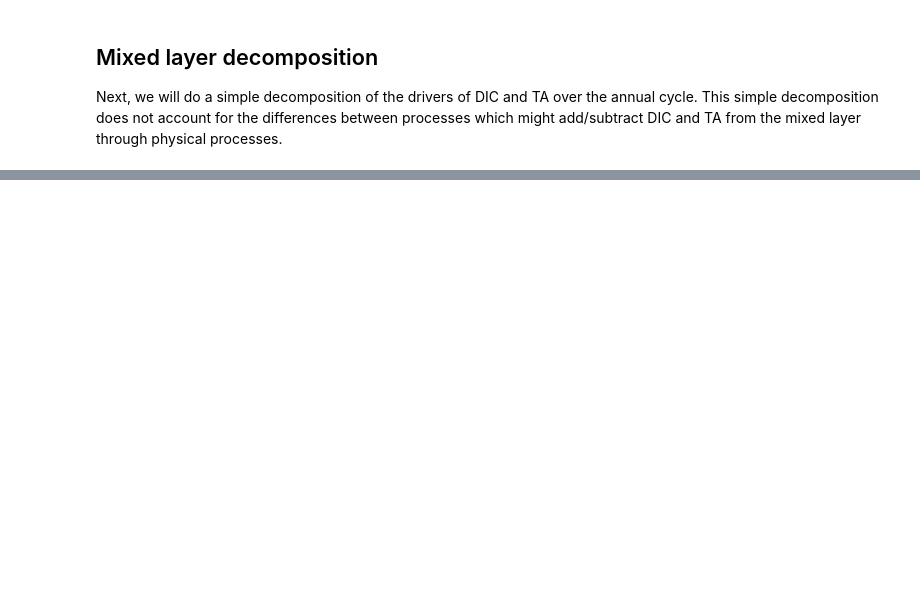
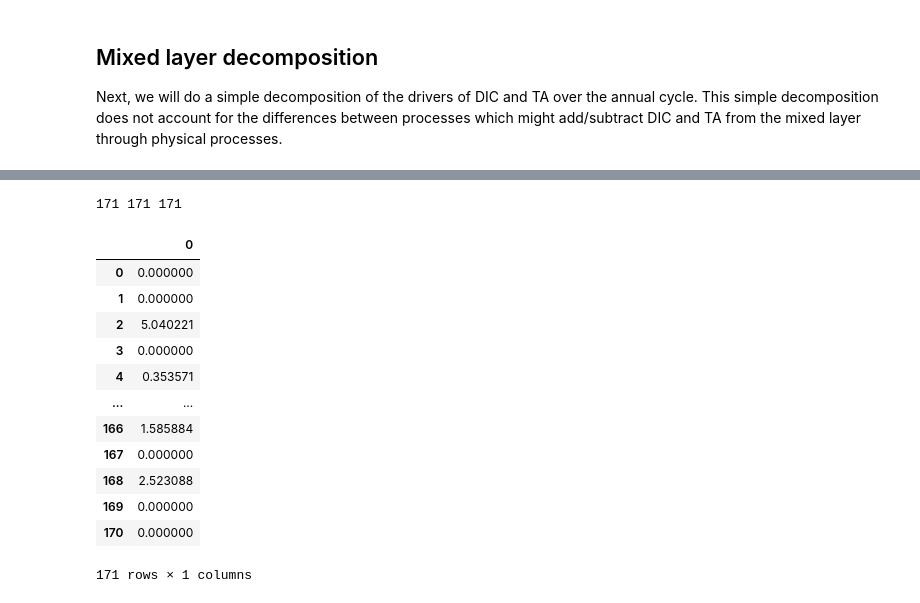
Before and after one commit to ognancy4life/OBD_Lab, a Jupyter notebook: OBD_SOCCOM_MixedLayerDecomposition.ipynb, the cells around one changed output, grey strips where cells are left out. Drawn from its saved outputs; the diff is of its cells as text; code cells hidden in the pictures; blank space fills up the shorter version.

```diff
--- a/OBD_SOCCOM_MixedLayerDecomposition.ipynb
+++ b/OBD_SOCCOM_MixedLayerDecomposition.ipynb
@@ -440,3 +448,23 @@ lengths
+# %%
+debug(len(dN_dMLD), len(dTA_dMLD), len(dDIC_dMLD))
+# %% [output]
+171 171 171
+# %%
+dDIC_dMLD
+# %% [output]
+|  | 0 |
+| 0 | 0.000000 |
+| 1 | 0.000000 |
+| 2 | 5.040221 |
+| 3 | 0.000000 |
+| 4 | 0.353571 |
+| ... | ... |
+| 166 | 1.585884 |
+| 167 | 0.000000 |
+| 168 | 2.523088 |
+| 169 | 0.000000 |
+| 170 | 0.000000 |
+171 rows × 1 columns
 # %%
 dN_dS = Deltas['Salinity[pss]'] * fltSurfByStn['Nitrate[µmol/kg]'].iloc[0] / fltSurfByStn['Salinity[pss]'].iloc[0]
 dTA_dS = Deltas['Salinity[pss]'] * fltSurfByStn['TALK_LIAR[µmol/kg]'].iloc[0] / fltSurfByStn['Salinity[pss]'].iloc[0]
```
Also changed, not shown: parts of 37 cells of this notebook.
